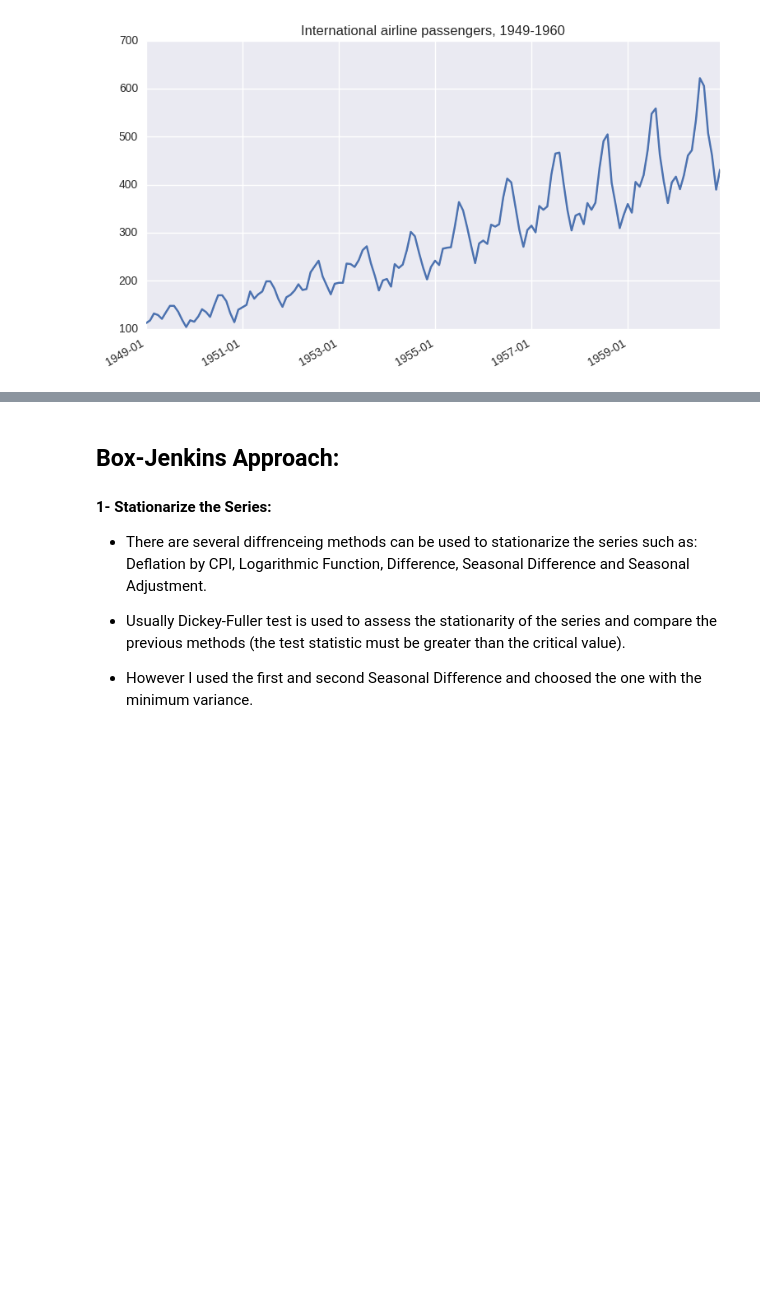
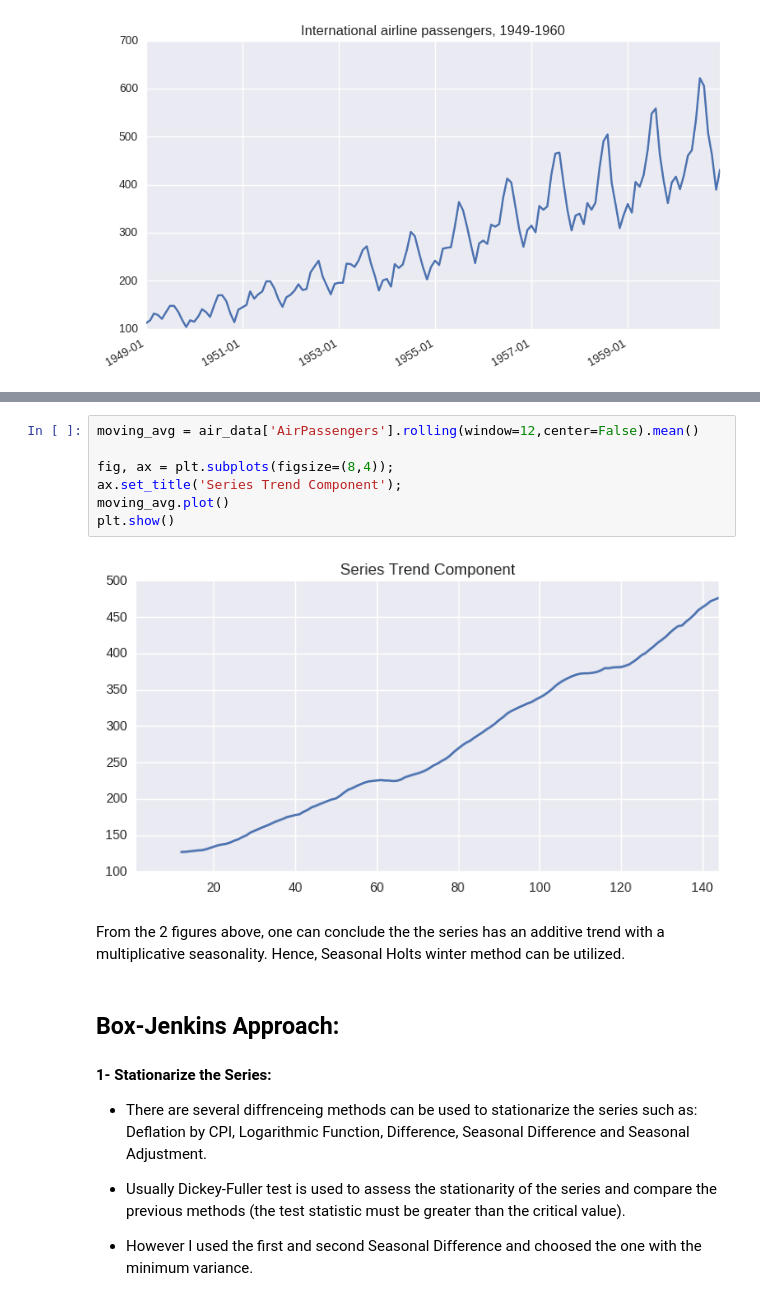
Before and after one commit to afarouky/become-datascience-master, a Jupyter notebook: airlines-ticket-forecasting/airlines-ticket-forecasting.ipynb, the cells around one changed output, grey strips where cells are left out. Saved outputs shown, nothing was run; the diff lists cells and outputs as text; blank space fills up the shorter version.

```diff
--- a/airlines-ticket-forecasting/airlines-ticket-forecasting.ipynb
+++ b/airlines-ticket-forecasting/airlines-ticket-forecasting.ipynb
@@ -84,3 +89,14 @@ plt.show()
+# %%
+moving_avg = air_data['AirPassengers'].rolling(window=12,center=False).mean()
+
+fig, ax = plt.subplots(figsize=(8,4));
+ax.set_title('Series Trend Component');
+moving_avg.plot()
+plt.show()
+# %% [output]
+[figure, added]
+# %% [markdown]
+From the 2 figures above, one can conclude the the series has an additive trend with a multiplicative seasonality. Hence, Seasonal Holts winter method can be utilized.
 # %% [markdown]
 ## Box-Jenkins Approach:
 #### 1- Stationarize the Series:
```
Also changed, not shown: parts of 5 cells of this notebook.
